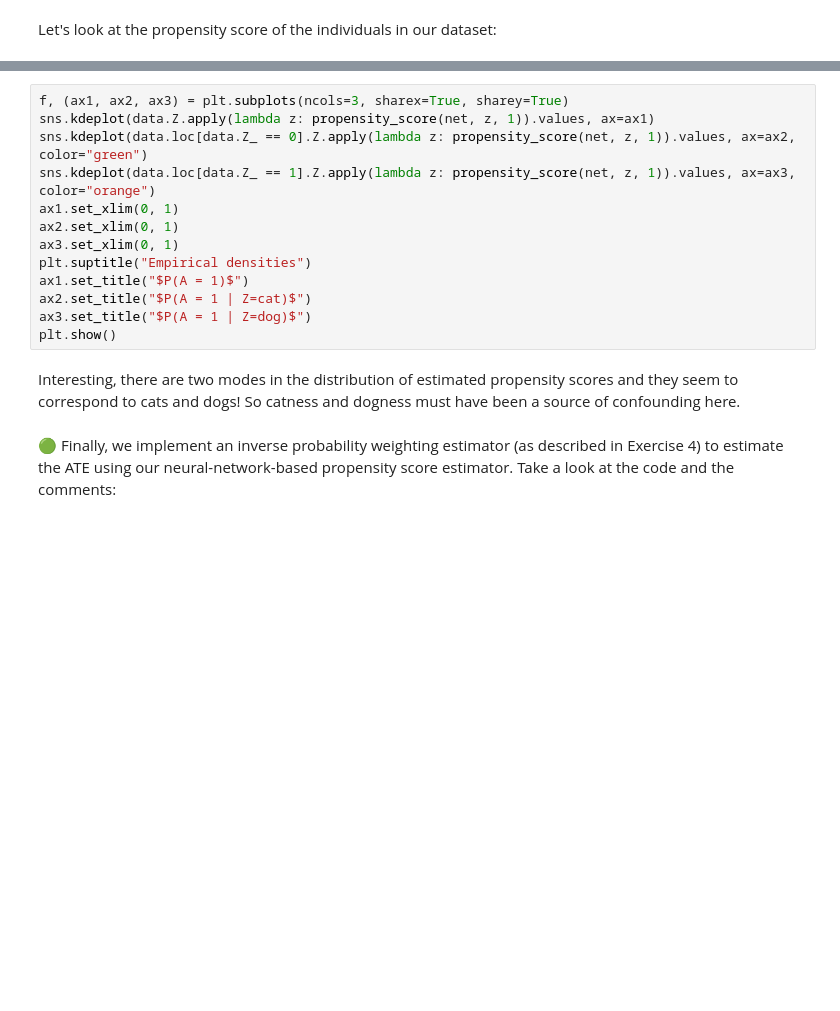
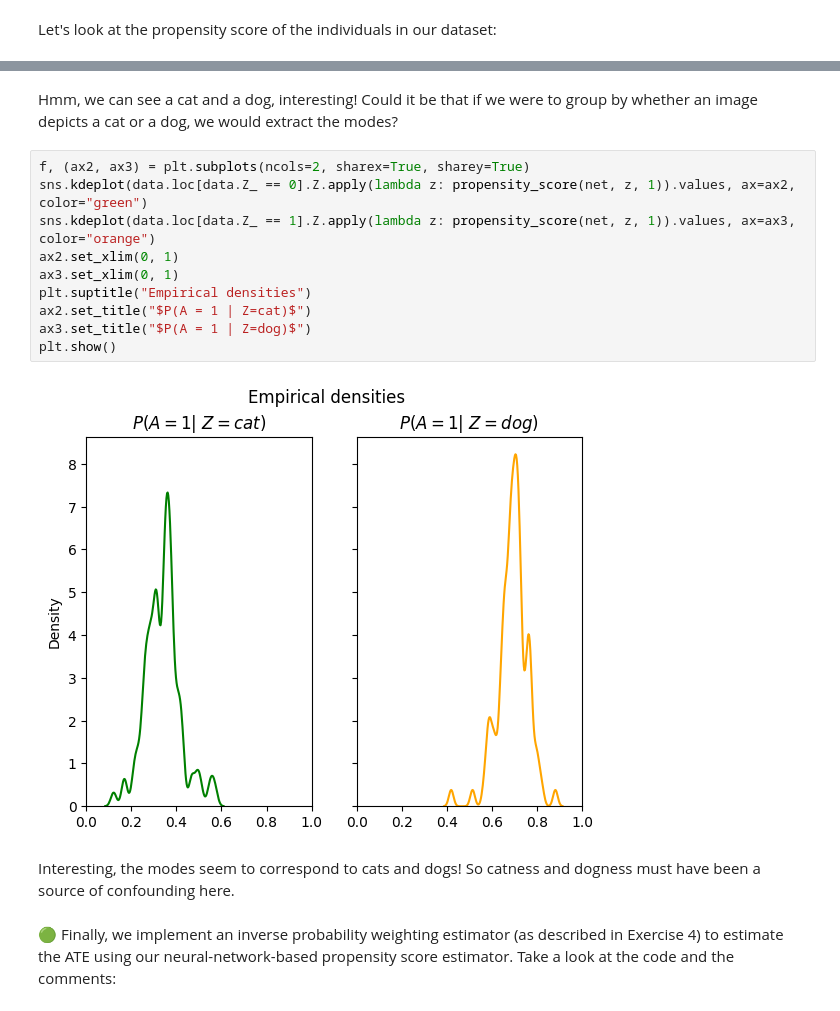
Before and after one commit to ContinualCausality/Causality-Tutorial, a Jupyter notebook: ContinualCausality-Bridge-2024-Causality-Tutorial.ipynb, the cells around one changed output, grey strips where cells are left out. Saved outputs shown, nothing was run; the diff lists cells and outputs as text; blank space fills up the shorter version.

```diff
--- a/ContinualCausality-Bridge-2024-Causality-Tutorial.ipynb
+++ b/ContinualCausality-Bridge-2024-Causality-Tutorial.ipynb
@@ -1058,18 +1168,20 @@ Let's look at the propensity score of the individuals in our dataset:
+# %% [markdown]
+Hmm, we can see a cat and a dog, interesting!
+Could it be that if we were to group by whether an image depicts a cat or a dog, we would extract the modes?
 # %%
-f, (ax1, ax2, ax3) = plt.subplots(ncols=3, sharex=True, sharey=True)
-sns.kdeplot(data.Z.apply(lambda z: propensity_score(net, z, 1)).values, ax=ax1)
+f, (ax2, ax3) = plt.subplots(ncols=2, sharex=True, sharey=True)
 sns.kdeplot(data.loc[data.Z_ == 0].Z.apply(lambda z: propensity_score(net, z, 1)).values, ax=ax2, color="green")
 sns.kdeplot(data.loc[data.Z_ == 1].Z.apply(lambda z: propensity_score(net, z, 1)).values, ax=ax3, color="orange")
-ax1.set_xlim(0, 1)
 ax2.set_xlim(0, 1)
 ax3.set_xlim(0, 1)
 plt.suptitle("Empirical densities")
-ax1.set_title("$P(A = 1)$")
 ax2.set_title("$P(A = 1 | Z=cat)$")
 ax3.set_title("$P(A = 1 | Z=dog)$")
 plt.show()
+# %% [output]
+[figure, added]
 # %% [markdown]
-Interesting, there are two modes in the distribution of estimated propensity scores and they seem to correspond to cats and dogs! So catness and dogness must have been a source of confounding here.
+Interesting, the modes seem to correspond to cats and dogs! So catness and dogness must have been a source of confounding here.
 # %% [markdown]
 🟢 Finally, we implement an inverse probability weighting estimator (as described in Exercise 4) to estimate the ATE using our neural-network-based propensity score estimator. Take a look at the code and the comments:
 # %%
```
Also changed, not shown: parts of 37 cells of this notebook.
